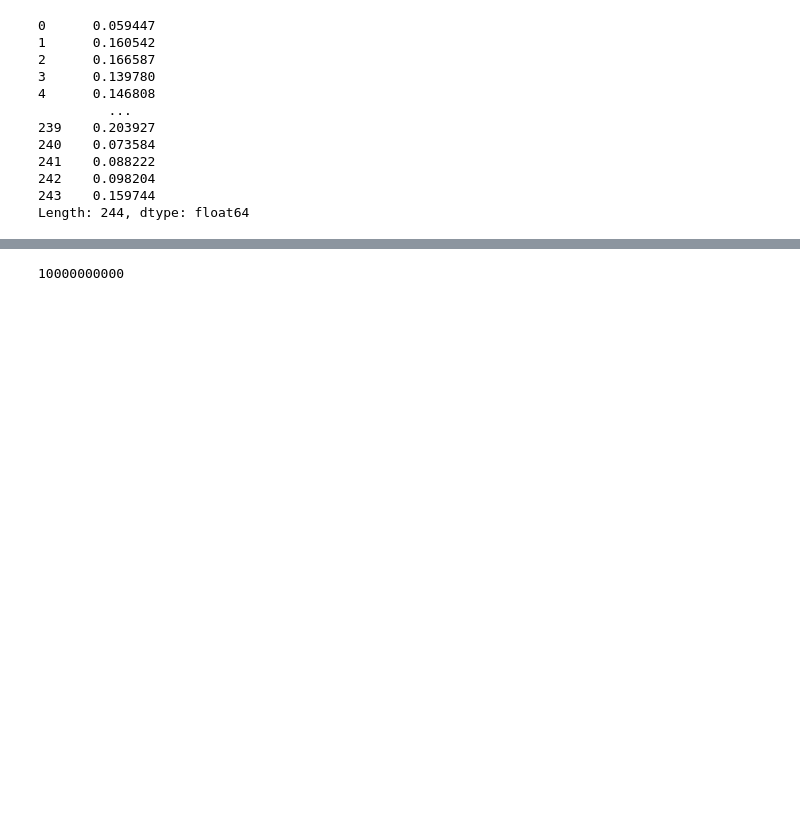
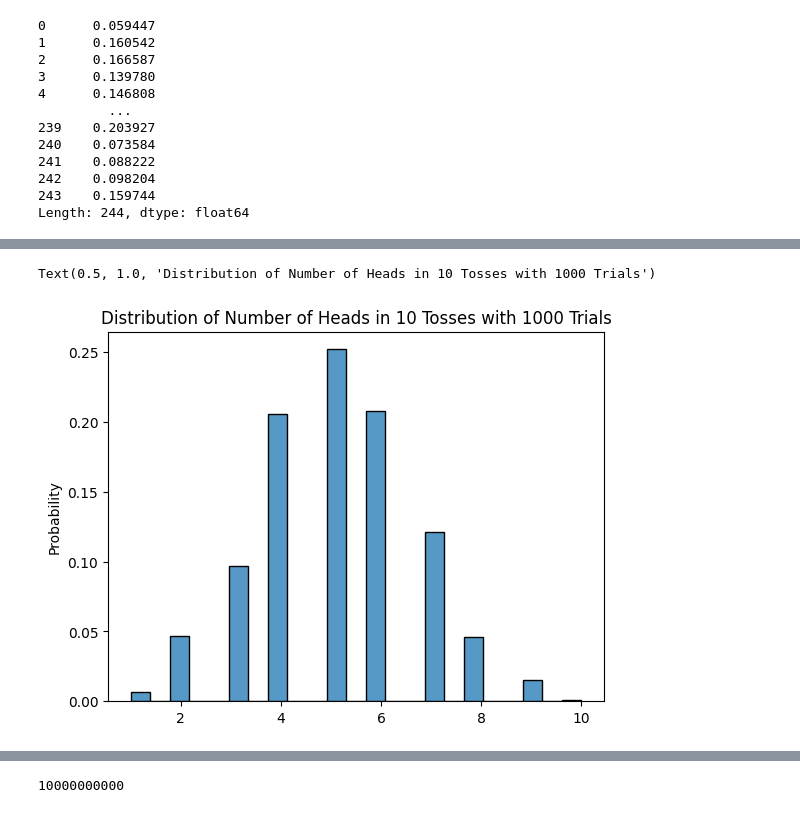
Before and after one commit to bipin-a/aidi-1204, a Jupyter notebook: In_Class_Notebooks/Week4_monte_carlo.ipynb, the cells around one changed output, grey strips where cells are left out. Drawn from its saved outputs; the diff is of its cells as text; code cells hidden in the pictures; blank space fills up the shorter version.

```diff
--- a/In_Class_Notebooks/Week4_monte_carlo.ipynb
+++ b/In_Class_Notebooks/Week4_monte_carlo.ipynb
@@ -339,0 +410,20 @@ ax.legend()
+# %%
+
+# probability of getting exactly 8 heads in 10 tosses with 1000 trials
+fig, ax = plt.subplots()
+heads_count = []
+
+for i in range(1000):
+    tosses = np.random.randint(
+        low=0,
+        high=2,
+        size=10,
+        )
+    heads_count.append(tosses.sum())
+
+
+sns.histplot(heads_count, stat='probability', ax=ax)
+ax.set_title("Distribution of Number of Heads in 10 Tosses with 1000 Trials")
+# %% [output]
+Text(0.5, 1.0, 'Distribution of Number of Heads in 10 Tosses with 1000 Trials')
+[figure, added]
```
Also changed, not shown: parts of 15 cells of this notebook.
